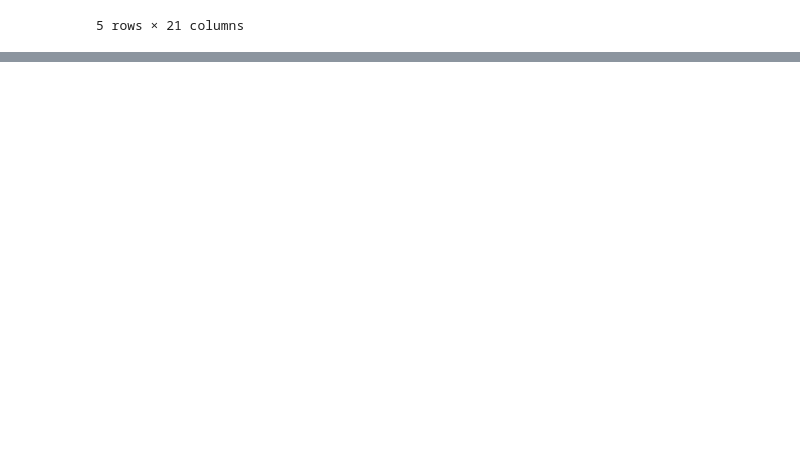
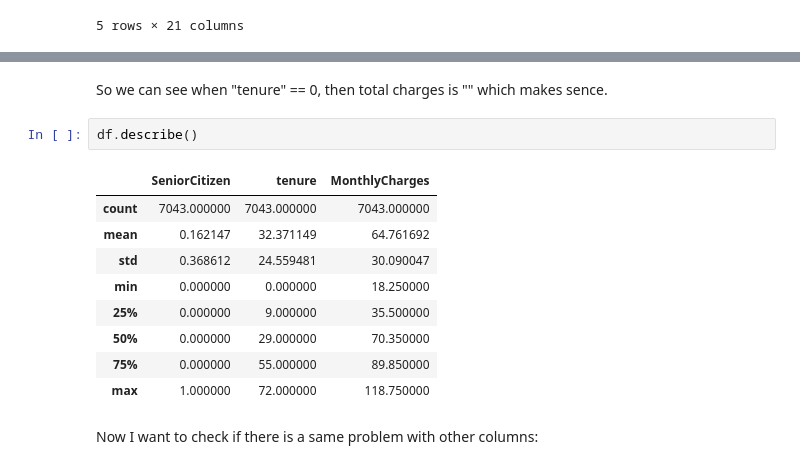
Before and after one commit to akbarpourmaryam/customer-churn-ml, a Jupyter notebook: notebooks/eda.ipynb, the cells around one changed output, grey strips where cells are left out. Drawn from its saved outputs; the diff is of its cells as text; blank space fills up the shorter version.

```diff
--- a/notebooks/eda.ipynb
+++ b/notebooks/eda.ipynb
@@ -18,0 +239,16 @@ df.head()
+# %% [markdown]
+So we can see when "tenure" == 0, then total charges is "" which makes sence.
+# %%
+df.describe()
+# %% [output]
+|  | SeniorCitizen | tenure | MonthlyCharges |
+| count | 7043.000000 | 7043.000000 | 7043.000000 |
+| mean | 0.162147 | 32.371149 | 64.761692 |
+| std | 0.368612 | 24.559481 | 30.090047 |
+| min | 0.000000 | 0.000000 | 18.250000 |
+| 25% | 0.000000 | 9.000000 | 35.500000 |
+| 50% | 0.000000 | 29.000000 | 70.350000 |
+| 75% | 0.000000 | 55.000000 | 89.850000 |
+| max | 1.000000 | 72.000000 | 118.750000 |
+# %% [markdown]
+Now I want to check if there is a same problem with other columns:
```
Also changed, not shown: parts of 15 cells of this notebook.
